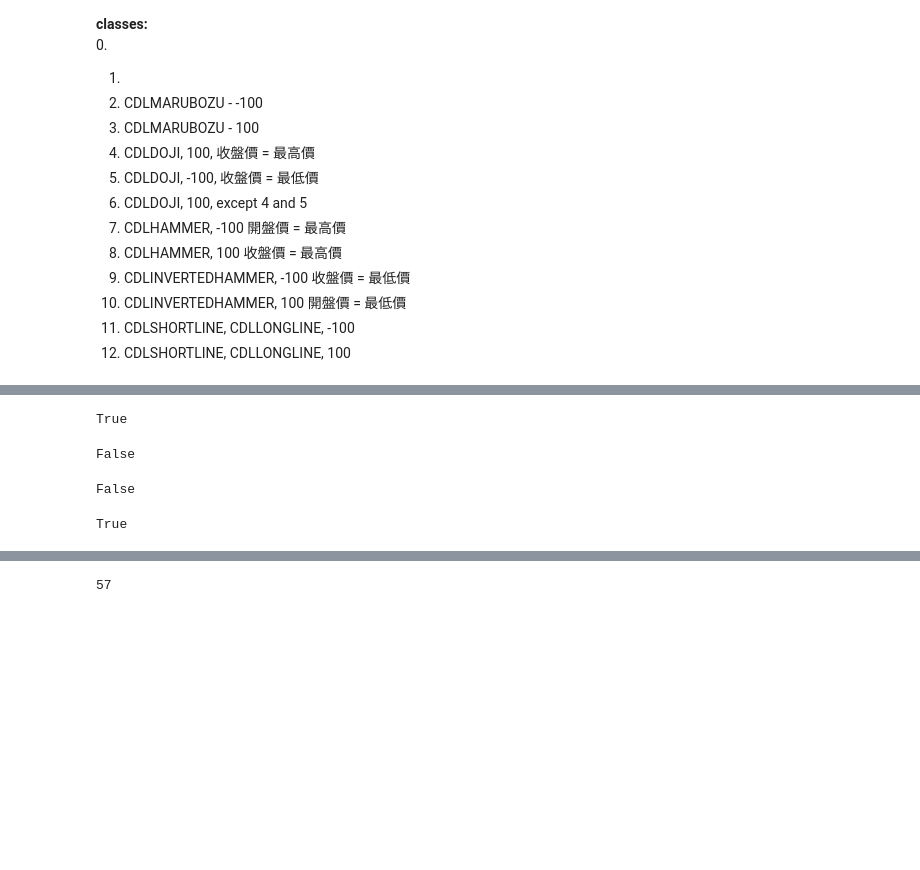
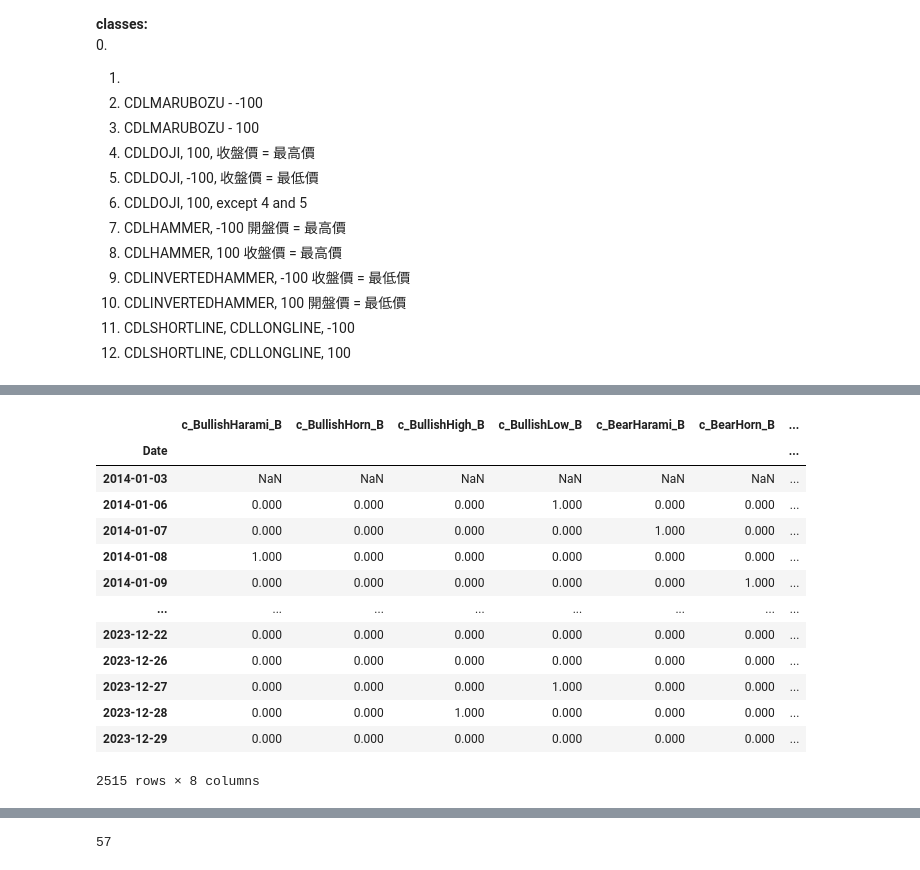
Before and after one commit to cloudaipro/AI4StockMarket, a Jupyter notebook: StockPricePrediction/DataPreparation.ipynb, the cells around one changed output, grey strips where cells are left out. Drawn from its saved outputs; the diff is of its cells as text; code cells hidden in the pictures; blank space fills up the shorter version.

```diff
--- a/StockPricePrediction/DataPreparation.ipynb
+++ b/StockPricePrediction/DataPreparation.ipynb
@@ -865,17 +886,3 @@ def format_data(
     df = df[columns]
 
     return df
-# %%
-a = ["⚊", "⚋", "⚊"]
-b = ["⚊", "⚋", "⚊"]
-c = ["⚊", "⚋", "⚋"]
-d = ["⚊", "⚋", "⚋"]
-display(a == b)
-display(a == c)
-display(b == c)
-display(d == c)
-# %% [output]
-True
-False
-False
-True
@@ -1006,0 +889,27 @@ candle_rankings = {
+# %%
+df = stks_data[4].tick_data
+display(
+    create_trigrams(
+        to_adjusted(df),
+        high="Adj High",
+        low="Adj Low",
+        close="Adj Close",
+        prefix="c",
+        suffix="B",
+    )
+)
+# %% [output]
+|  | c_BullishHarami_B | c_BullishHorn_B | c_BullishHigh_B | c_BullishLow_B | c_BearHarami_B | c_BearHorn_B | ... |
+| Date |  |  |  |  |  |  | ... |
+| 2014-01-03 | NaN | NaN | NaN | NaN | NaN | NaN | ... |
+| 2014-01-06 | 0.000 | 0.000 | 0.000 | 1.000 | 0.000 | 0.000 | ... |
+| 2014-01-07 | 0.000 | 0.000 | 0.000 | 0.000 | 1.000 | 0.000 | ... |
+| 2014-01-08 | 1.000 | 0.000 | 0.000 | 0.000 | 0.000 | 0.000 | ... |
+| 2014-01-09 | 0.000 | 0.000 | 0.000 | 0.000 | 0.000 | 1.000 | ... |
+| ... | ... | ... | ... | ... | ... | ... | ... |
+| 2023-12-22 | 0.000 | 0.000 | 0.000 | 0.000 | 0.000 | 0.000 | ... |
+| 2023-12-26 | 0.000 | 0.000 | 0.000 | 0.000 | 0.000 | 0.000 | ... |
+| 2023-12-27 | 0.000 | 0.000 | 0.000 | 1.000 | 0.000 | 0.000 | ... |
+| 2023-12-28 | 0.000 | 0.000 | 1.000 | 0.000 | 0.000 | 0.000 | ... |
+| 2023-12-29 | 0.000 | 0.000 | 0.000 | 0.000 | 0.000 | 0.000 | ... |
+2515 rows × 8 columns
```
Also changed, not shown: parts of 28 cells of this notebook, 2 other files.
